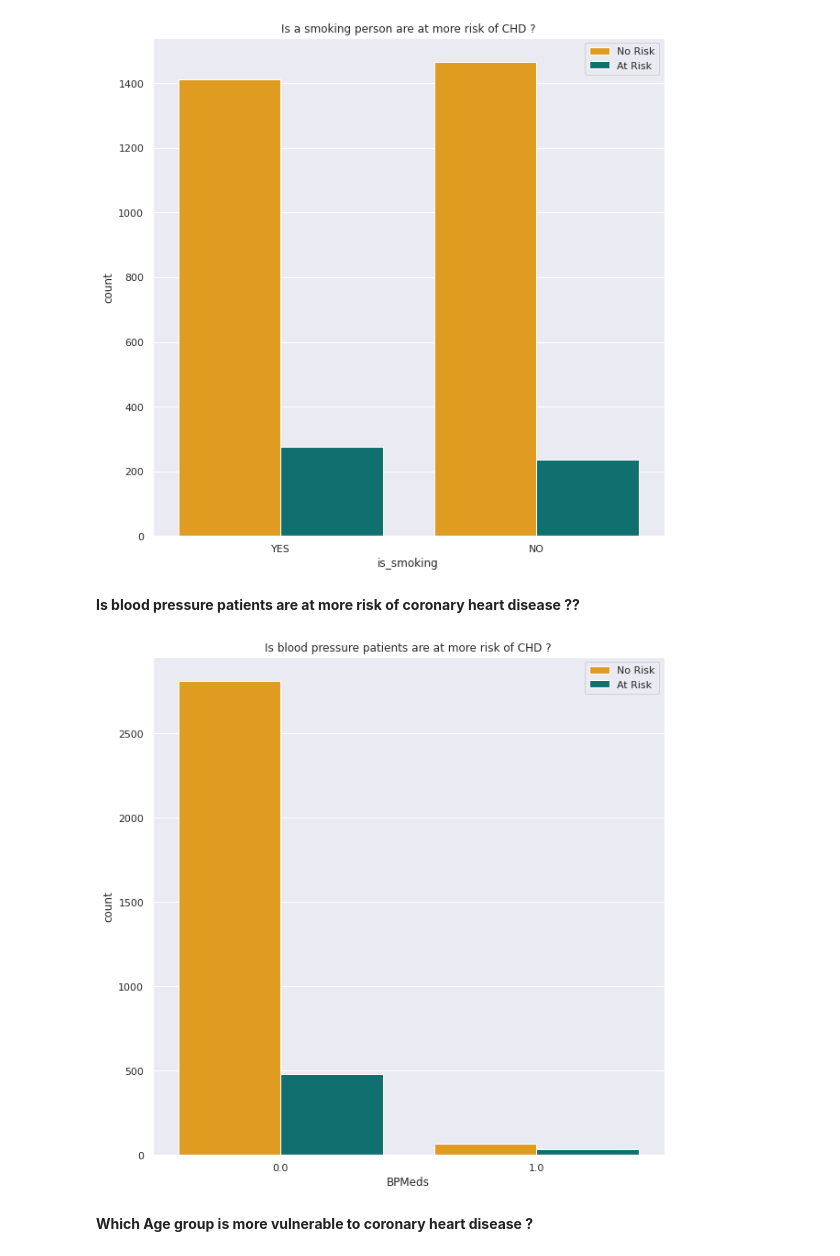
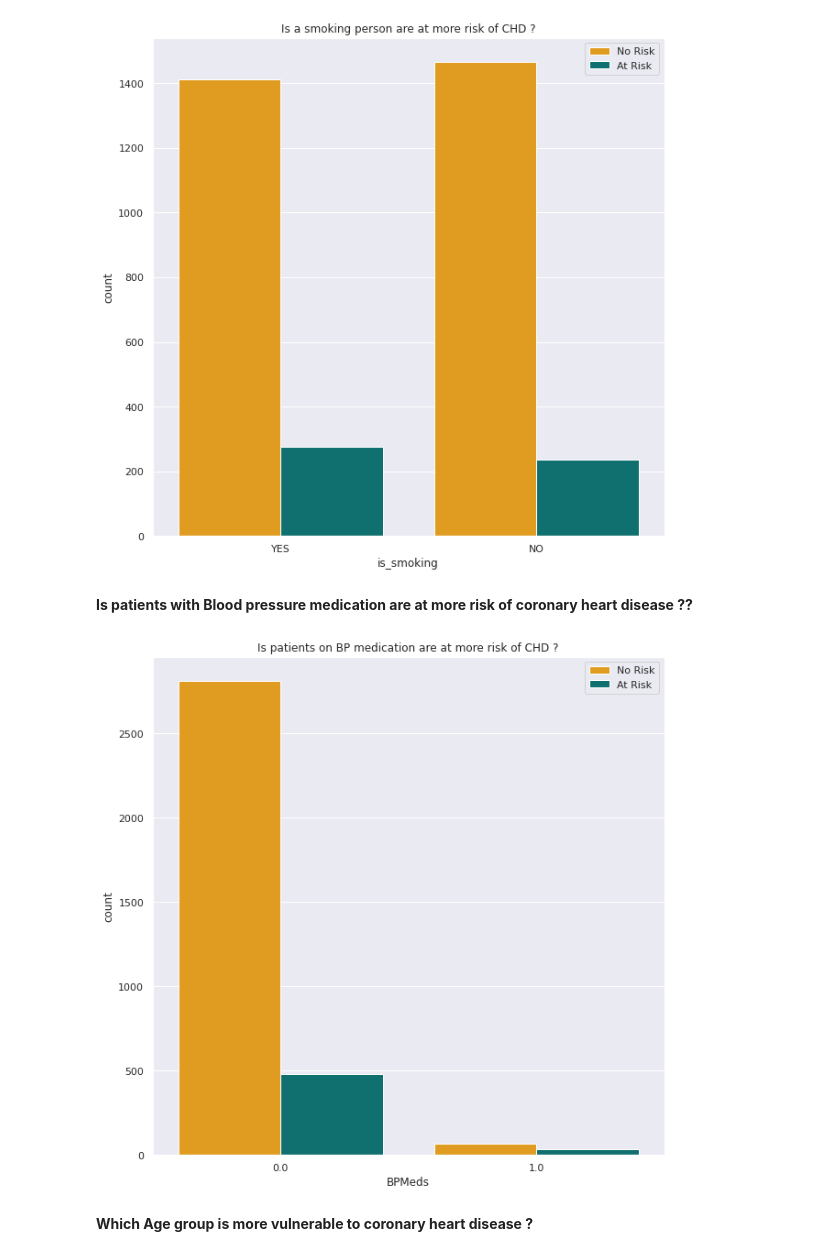
Before and after one commit to ameenattar92/Cardiovascular-Risk-Prediction, a Jupyter notebook: Hrithik_Cardiovascular_Risk_Prediction_Capstone_Project.ipynb, the cells around one changed output. Drawn from its saved outputs; the diff is of its cells as text; code cells hidden in the pictures.

```diff
--- a/Hrithik_Cardiovascular_Risk_Prediction_Capstone_Project.ipynb
+++ b/Hrithik_Cardiovascular_Risk_Prediction_Capstone_Project.ipynb
@@ -451,17 +451,17 @@ plt.show()
 # %% [output]
 [figure]
 # %% [markdown]
-**Is blood pressure patients are at more risk of coronary heart disease ??**
+**Is patients with Blood pressure medication are at more risk of coronary heart disease ??**
 # %%
 
 my_palette = {0 : 'orange' , 1 : 'teal'}
 plt.figure(figsize = (10,10))
 sns.countplot(x = cvs_df['BPMeds'], hue = cvs_df['TenYearCHD'], palette = my_palette)
-plt.title("Is blood pressure patients are at more risk of CHD ?")
+plt.title("Is patients on BP medication are at more risk of CHD ?")
 plt.legend(['No Risk','At Risk'])
 plt.show()
 # %% [output]
-[figure, old version]
+[figure, new version]
 # %% [markdown]
 **Which Age group is more vulnerable to coronary heart disease ?**
 # %%
```
Also changed, not shown: parts of 1 cell of this notebook.
